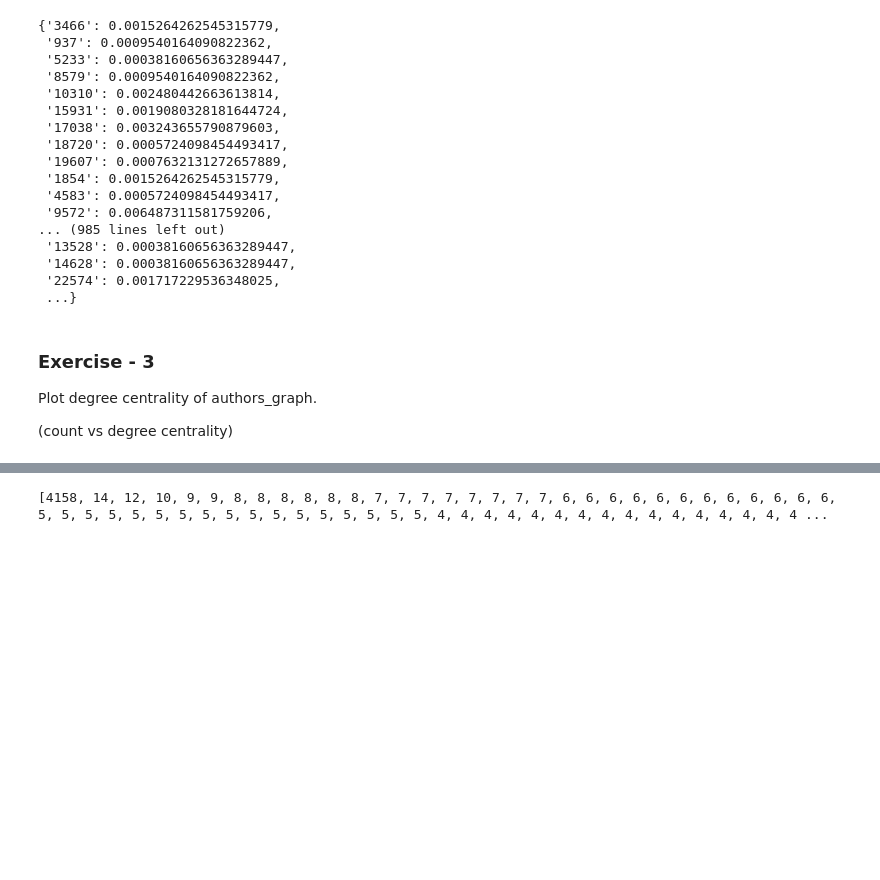
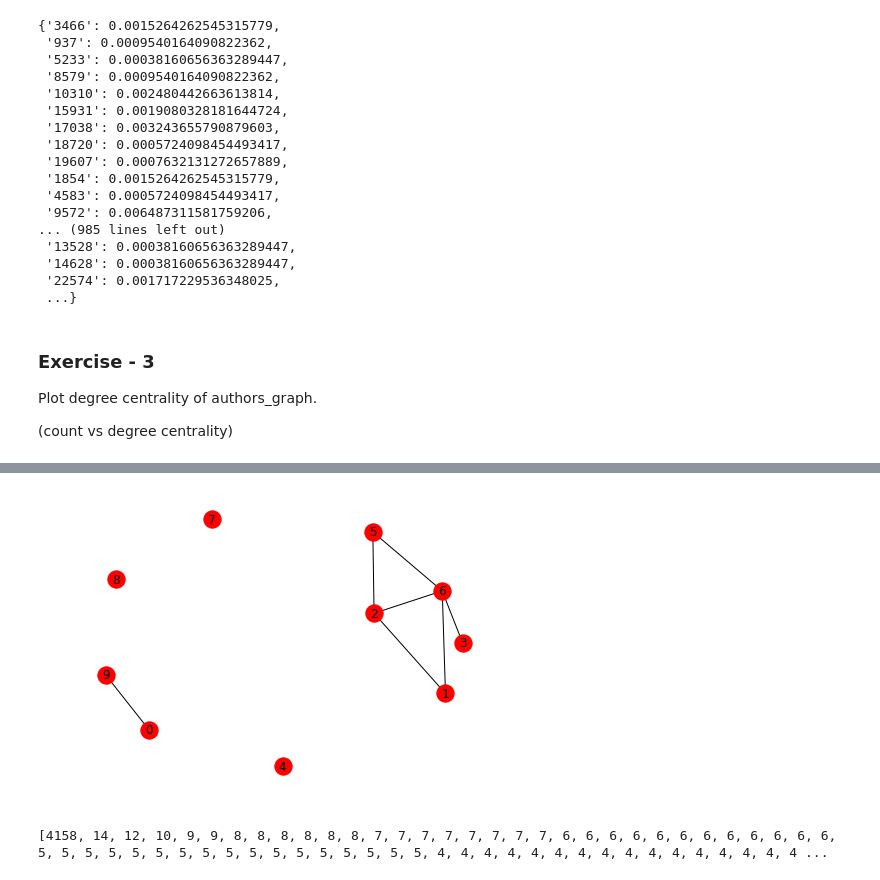
Before and after one commit to MridulS/pyconpl-2017-networkx, a Jupyter notebook: Slides.ipynb, the cells around one changed output, grey strips where cells are left out. Cells and saved outputs as stored; diff of their text form; code cells hidden in the pictures; blank space fills up the shorter version.

```diff
--- a/Slides.ipynb
+++ b/Slides.ipynb
@@ -297 +350,6 @@ plt.show()
+# %%
+G = nx.erdos_renyi_graph(10, 0.1, seed=1)
+nx.draw(G, with_labels=True)
+# %% [output]
+[figure, added]
 # %%
```
Also changed, not shown: parts of 30 cells of this notebook, 1 other file.
